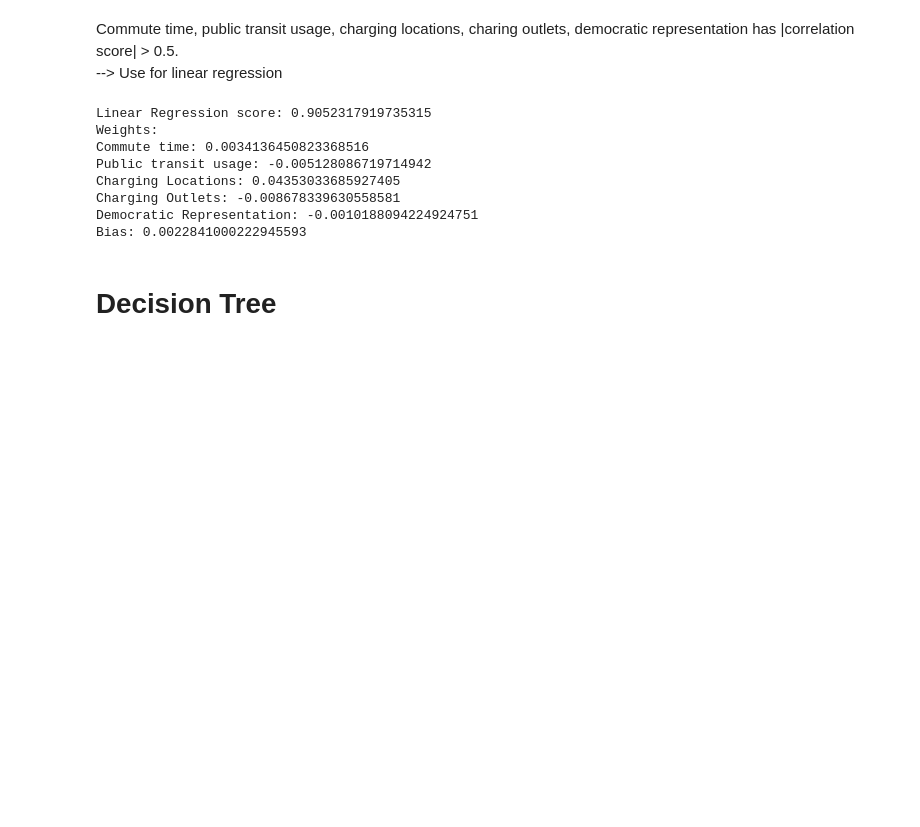
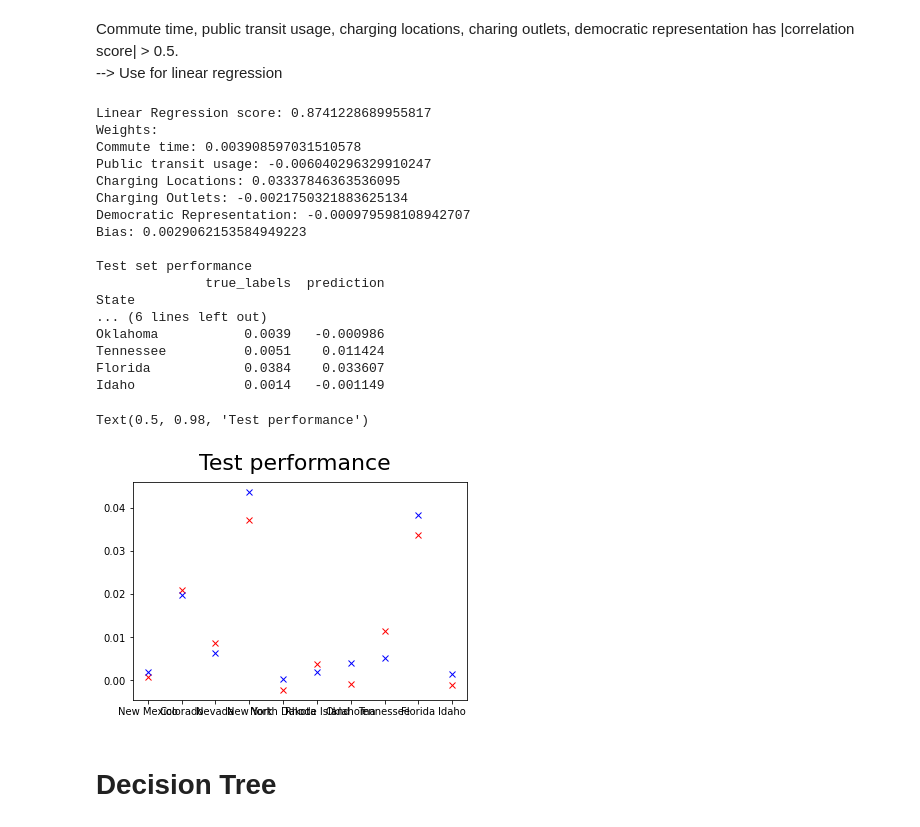
Before and after one commit to Disguiser23/ECE143-project-group11, a Jupyter notebook: data analysis and visualization .ipynb, the cells around one changed output. Saved outputs shown, nothing was run; the diff lists cells and outputs as text; code cells hidden in the pictures; blank space fills up the shorter version.

```diff
--- a/data analysis and visualization .ipynb
+++ b/data analysis and visualization .ipynb
@@ -82,35 +78,56 @@ Commute time, public transit usage, charging locations, charing outlets, democra
 # %%
 from sklearn.linear_model import LinearRegression
 from sklearn import preprocessing
+from sklearn.model_selection import train_test_split
+# To try using ev_market_share as labels, uncomment the line below
 # Y = df["average_sales"]
 Y = df['Avg % of Total Sales 2015-2018']
-# Y = Y.apply(lambda x : (x-Y.mean())/Y.std())
 X = df.loc[:,['Commute time','Public transit usage','Charging Locations', 'Charging Outlets', 'Democratic Representation']]
-
-# scaled data
+x_train, x_test, y_train, y_test = train_test_split(X, Y, test_size=0.2, random_state=0)
+# scale data
 min_max_scaler = preprocessing.MinMaxScaler()
-X_scaled = min_max_scaler.fit_transform(X)
+X_scaled = min_max_scaler.fit_transform(x_train)
 X_scaled = pd.DataFrame(X_scaled, columns=X.columns)
 
 # Fit data and print coefficients
 lrModel = LinearRegression()
 x = X_scaled
-y = Y
+y = y_train
 lrModel.fit(x,y)
 print("Linear Regression score: " + str(lrModel.score(x,y)))
 print("Weights:")
 for i in range(len(X.columns)):
     print("{}: {}".format(X.columns[i], lrModel.coef_[i]))
 print("Bias: " + str(lrModel.intercept_))
+
+x_test_scaled = min_max_scaler.fit_transform(x_test)
+pred = lrModel.predict(x_test_scaled)
+result = pd.DataFrame({ 'true_labels': y_test, 'prediction': pred })
+print("\nTest set performance")
+print(result)
+plt.plot(pred, 'rx', label='prediction')
+plt.plot(y_test, 'bx', label='truth')
+plt.suptitle("Test performance",fontsize=22)
 # %% [output]
-Linear Regression score: 0.9052317919735315
+Linear Regression score: 0.8741228689955817
 Weights:
-Commute time: 0.0034136450823368516
-Public transit usage: -0.005128086719714942
-Charging Locations: 0.04353033685927405
-Charging Outlets: -0.008678339630558581
-Democratic Representation: -0.0010188094224924751
-Bias: 0.0022841000222945593
+Commute time: 0.003908597031510578
+Public transit usage: -0.006040296329910247
+Charging Locations: 0.03337846363536095
+Charging Outlets: -0.0021750321883625134
+Democratic Representation: -0.000979598108942707
+Bias: 0.0029062153584949223
+
+Test set performance
+              true_labels  prediction
+State
+... (6 lines left out)
+Oklahoma           0.0039   -0.000986
+Tennessee          0.0051    0.011424
+Florida            0.0384    0.033607
+Idaho              0.0014   -0.001149
+Text(0.5, 0.98, 'Test performance')
+[figure, added]
 # %% [markdown]
 # Decision Tree
 # %%
```
Also changed, not shown: parts of 9 cells of this notebook, 6 other files.
